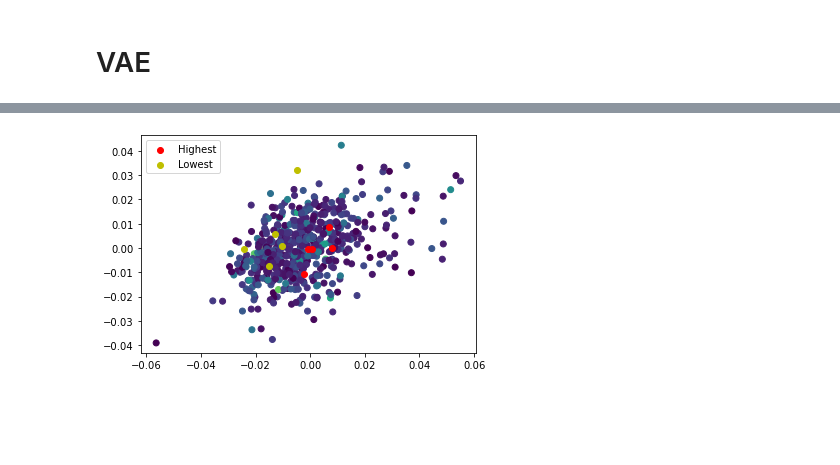
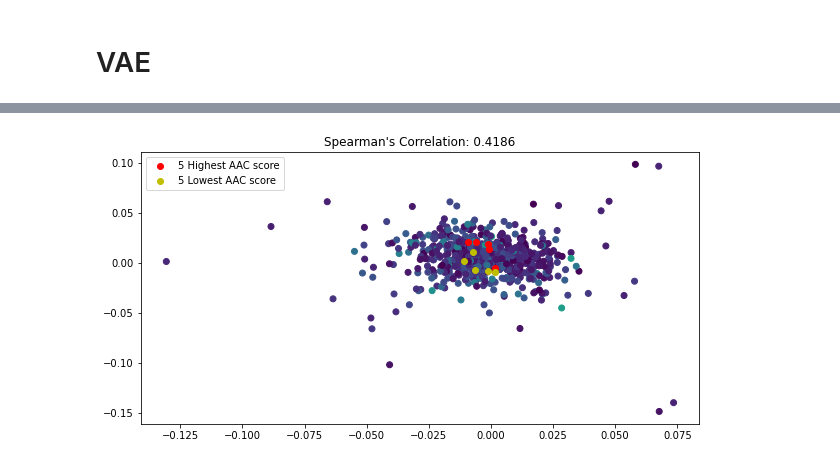
Before and after one commit to oskarboesch/ml-project-2-lol-ml, a Jupyter notebook: src/notebooks/auto_encoder.ipynb, the cells around one changed output, grey strips where cells are left out. Drawn from its saved outputs; the diff is of its cells as text; code cells hidden in the pictures; blank space fills up the shorter version.

```diff
--- a/src/notebooks/auto_encoder.ipynb
+++ b/src/notebooks/auto_encoder.ipynb
@@ -169,3 +227,26 @@ Spearman's Correlation (ρ): 0.3512500918286333
+# %%
+latent_train, _ = best_vae_encoder.encode(X_train_tensor)
+latent_train = latent_train.detach().numpy()
+
+# PLot the 5 values with the highest and lowest values of AAC
+# Sort the predictions
+sorted_indices = np.argsort(y_train['AAC'].values)
+# Get the 5 highest and lowest values
+highest_indices = sorted_indices[-5:]
+lowest_indices = sorted_indices[:5]
+latent_x = 0
+latent_y = 1
+# Plot the values in latent space
+plt.figure(figsize=(10, 5))
+plt.scatter(latent_train[:, latent_x], latent_train[:, latent_y], c=y_train['AAC'], cmap='viridis')
+plt.scatter(latent_train[highest_indices, latent_x], latent_train[highest_indices, latent_y], c='r', label='5 Highest AAC score')
+plt.scatter(latent_train[lowest_indices, latent_x], latent_train[lowest_indices, latent_y], c='y', label='5 Lowest AAC score')
+plt.title(f"Spearman's Correlation: {best_vae_spearman:.4f}")
+plt.legend()
+plt.savefig(figures_dir / "best_vae_latent_features.png")
+plt.show()
+# %% [output]
+[figure, added]
 # %%
 total_data = pd.concat([train_data, test_data])
 total_data_tensor = torch.tensor(total_data.values, dtype=torch.float32)
@@ -181,17 +260,0 @@ encoded_features.to_csv(data_path / 'vae_cgc_data.csv', index=False)
-# %%
-# PLot the 5 values with the highest and lowest values of AAC
-# Sort the predictions
-sorted_indices = np.argsort(y_train['AAC'].values)
-# Get the 5 highest and lowest values
-highest_indices = sorted_indices[-5:]
-lowest_indices = sorted_indices[:5]
-latent_x = 0
-latent_y = 1
-# Plot the values in latent space
-plt.scatter(latent_train[:, latent_x], latent_train[:, latent_y], c=y_train['AAC'], cmap='viridis')
-plt.scatter(latent_train[highest_indices, latent_x], latent_train[highest_indices, latent_y], c='r', label='Highest')
-plt.scatter(latent_train[lowest_indices, latent_x], latent_train[lowest_indices, latent_y], c='y', label='Lowest')
-plt.legend()
-plt.show()
-# %% [output]
-[figure, removed]
```
Also changed, not shown: parts of 11 cells of this notebook.
